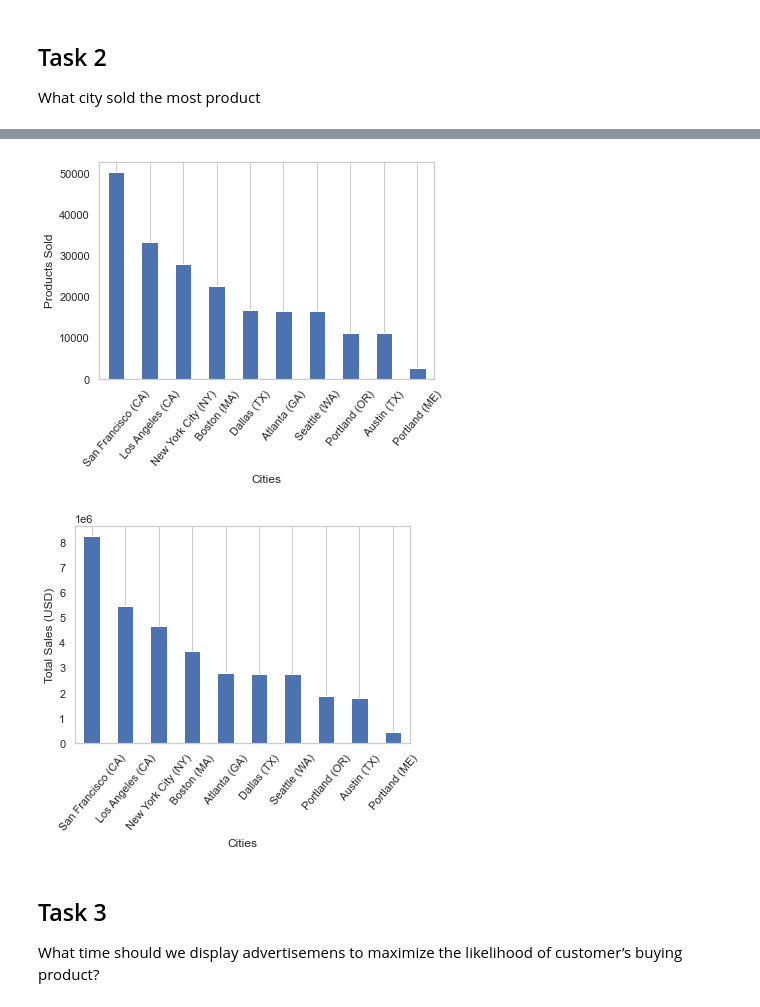
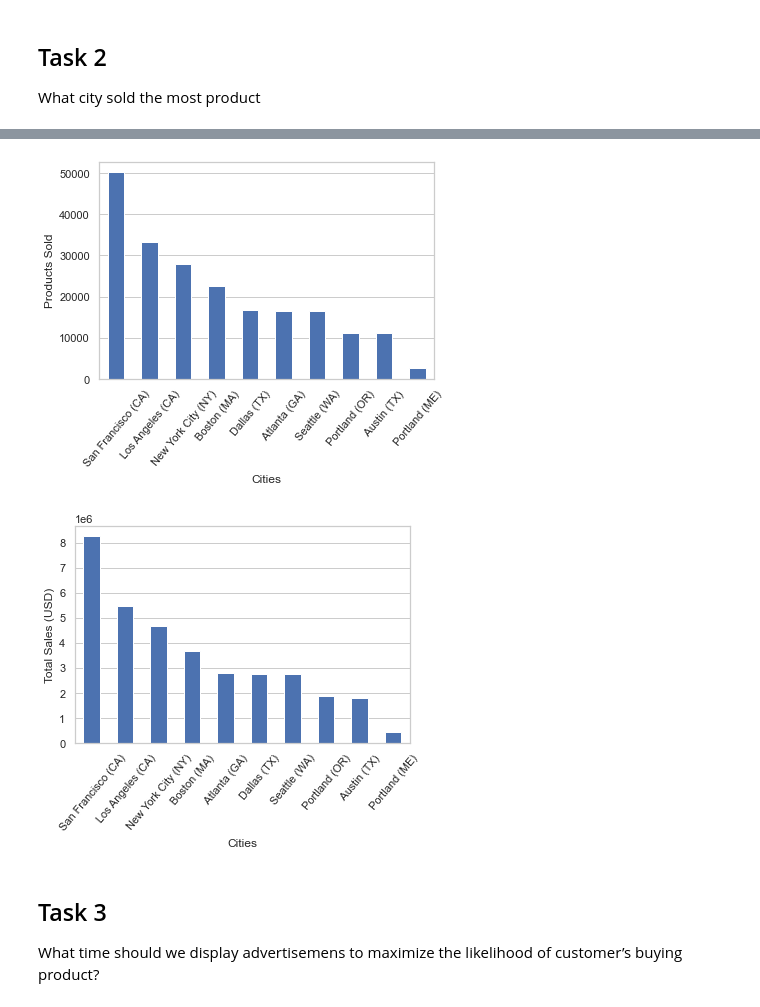
Before and after one commit to Uchoa-Gui/DataScience-Projects, a Jupyter notebook: notebooks/Sales_Analysis.ipynb, the cells around one changed output, grey strips where cells are left out. Drawn from its saved outputs; the diff is of its cells as text; code cells hidden in the pictures.

```diff
--- a/notebooks/Sales_Analysis.ipynb
+++ b/notebooks/Sales_Analysis.ipynb
@@ -221,21 +236,21 @@ df.head(20)
 # %%
 df_cities = df.groupby('cities').sum()['Quantity Ordered'].sort_values(ascending=False)
 df_cities.plot(kind='bar')
-plt.grid(axis='y')
+plt.grid(axis='x')
 plt.xticks(rotation = 50)
 plt.xlabel('Cities')
 plt.ylabel('Products Sold');
 # %% [output]
-[figure, old version]
+[figure, new version]
 # %%
 df_cities_sales = df.groupby('cities').sum()['sales'].sort_values(ascending=False)
 df_cities_sales.plot(kind='bar')
-plt.grid(axis='y')
+plt.grid(axis='x')
 plt.xticks(rotation = 50);
 plt.xlabel('Cities')
 plt.ylabel('Total Sales (USD)');
 # %% [output]
-[figure, old version]
+[figure, new version]
 # %% [markdown]
 ## Task 3
 What time should we display advertisemens to maximize the likelihood of customer’s buying product?
```
Also changed, not shown: parts of 9 cells of this notebook.
